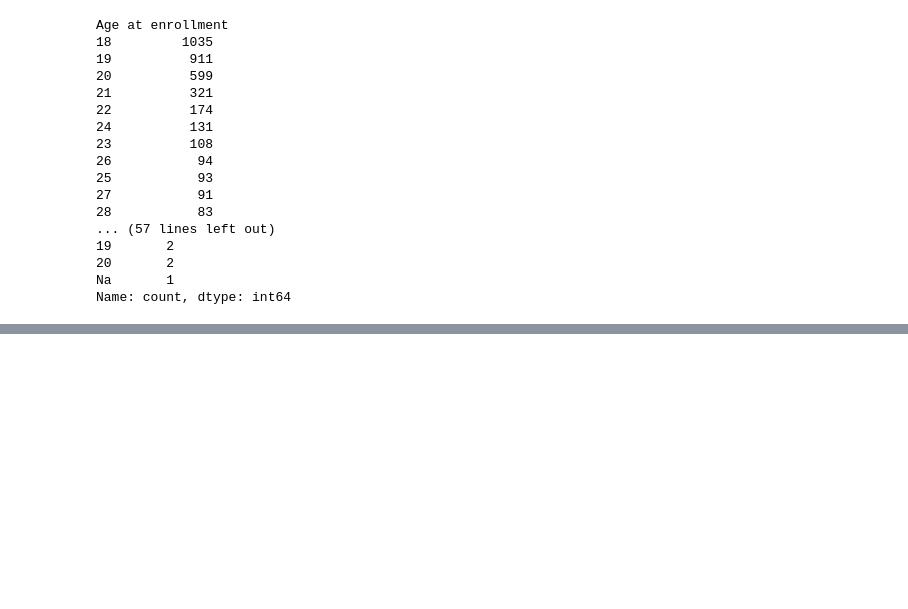
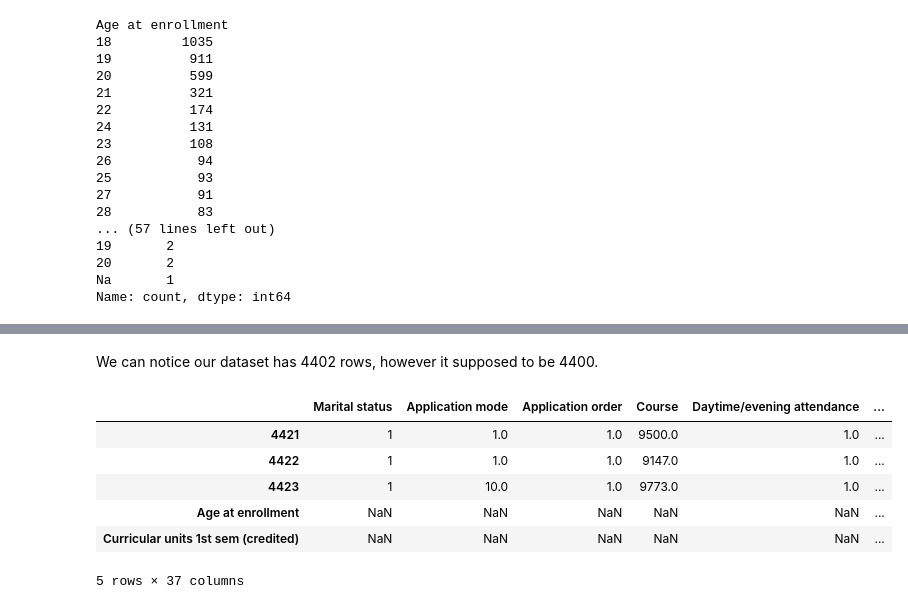
Before and after one commit to camilasoaares/Data-Preparation, a Jupyter notebook: CamilaSoares_DPrepHDip_CA1.ipynb, the cells around one changed output, grey strips where cells are left out. Cells and saved outputs as stored; diff of their text form; code cells hidden in the pictures; blank space fills up the shorter version.

Commit message:
EDA missing values, target and columns corrected

```diff
--- a/CamilaSoares_DPrepHDip_CA1.ipynb
+++ b/CamilaSoares_DPrepHDip_CA1.ipynb
@@ -320,0 +383,4 @@ The value counts was necessary to identify how many unkown values we had in each
+# %%
+data.loc[data["Father's occupation"] == "Five", "Father's occupation"] = "5"
+print(data["Father's occupation"].unique())
+print(data["Father's occupation"].value_counts())
@@ -320,0 +460,2 @@ The value counts was necessary to identify how many unkown values we had in each
+# %%
+data = data.dropna()
@@ -320,0 +489,6 @@ The value counts was necessary to identify how many unkown values we had in each
+# %%
+data.loc[data["Target"] == "Grad", "Target"] = "Graduate"
+data.loc[data["Target"] == "graduate", "Target"] = "Graduate"
+data.loc[data["Target"] == "Drop", "Target"] = "Dropout"
+data.loc[data["Target"] == "dropout", "Target"] = "Dropout"
+print(data["Target"].value_counts())
@@ -320,0 +513,3 @@ The value counts was necessary to identify how many unkown values we had in each
+# %%
+data.loc[:, "Age at enrollment"] = pd.to_numeric(data["Age at enrollment"])
+data.loc[:, "Curricular units 1st sem (credited)"] = pd.to_numeric(data["Curricular units 1st sem (credited)"])
@@ -320,0 +544,12 @@ The value counts was necessary to identify how many unkown values we had in each
+# %% [markdown]
+We can notice our dataset has 4402 rows, however it supposed to be 4400.
+# %%
+data.tail()
+# %% [output]
+|  | Marital status | Application mode | Application order | Course | Daytime/evening attendance | ... |
+| 4421 | 1 | 1.0 | 1.0 | 9500.0 | 1.0 | ... |
+| 4422 | 1 | 1.0 | 1.0 | 9147.0 | 1.0 | ... |
+| 4423 | 1 | 10.0 | 1.0 | 9773.0 | 1.0 | ... |
+| Age at enrollment | NaN | NaN | NaN | NaN | NaN | ... |
+| Curricular units 1st sem (credited) | NaN | NaN | NaN | NaN | NaN | ... |
+5 rows × 37 columns
```
Also changed, not shown: parts of 23 cells of this notebook.
